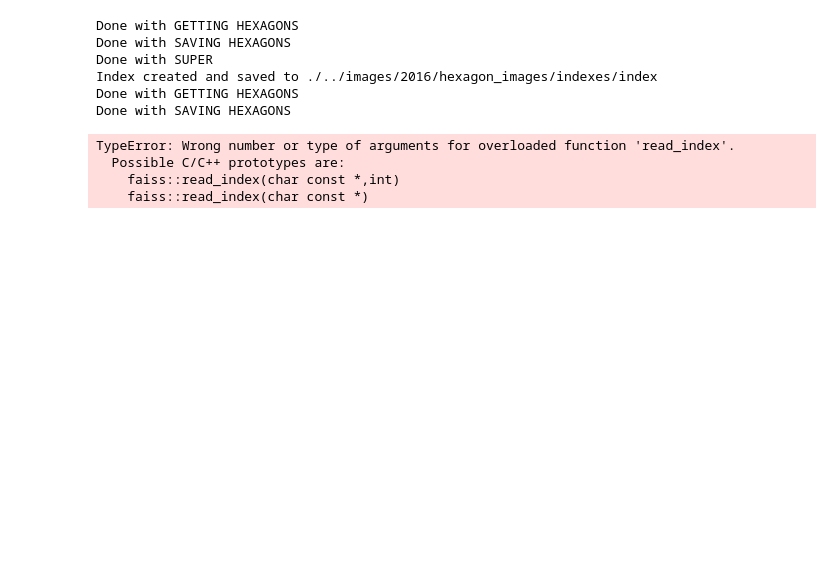
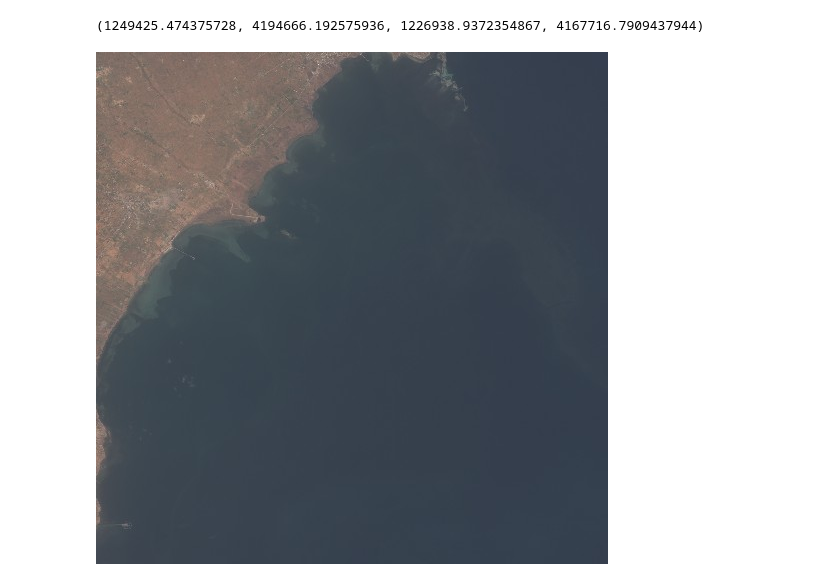
Before and after one commit to epweil/proj-navigation, a Jupyter notebook: src/test.ipynb, the cells around one changed output. Saved outputs shown, nothing was run; the diff lists cells and outputs as text; code cells hidden in the pictures; blank space fills up the shorter version.

```diff
--- a/src/test.ipynb
+++ b/src/test.ipynb
@@ -1,22 +1,10 @@
-# %%
-from PIL import Image
-
-from feature_extraction import FIASS_Embedding, Query_Image, Refrence_Image
-path = './../images/2016.png'
-FAISS = FIASS_Embedding()
-Reference_Image = Refrence_Image(path, FAISS)
-Input_Image = Query_Image(path)
-# %% [output]
-Done with GETTING HEXAGONS
-Done with SAVING HEXAGONS
-Done with SUPER
-Index created and saved to ./../images/2016/hexagon_images/indexes/index
-Done with GETTING HEXAGONS
-Done with SAVING HEXAGONS
-# %%
-Input_Image.get_best_guess_of_positon((0,0), Reference_Image, FAISS)
-# %% [output]
-TypeError: Wrong number or type of arguments for overloaded function 'read_index'.
-  Possible C/C++ prototypes are:
-    faiss::read_index(char const *,int)
-    faiss::read_index(char const *)
+# %%
+from src.Landscape import Region
+
+landscape = Region((11.22378,35.22622, 11.02178,35.02822))
+# %% [output]
+(1249425.474375728, 4194666.192575936, 1226938.9372354867, 4167716.7909437944)
+# %%
+landscape.images[2016].image
+# %% [output]
+[figure, added]
```
Also changed, not shown: parts of 2 cells of this notebook, 8 other files.
